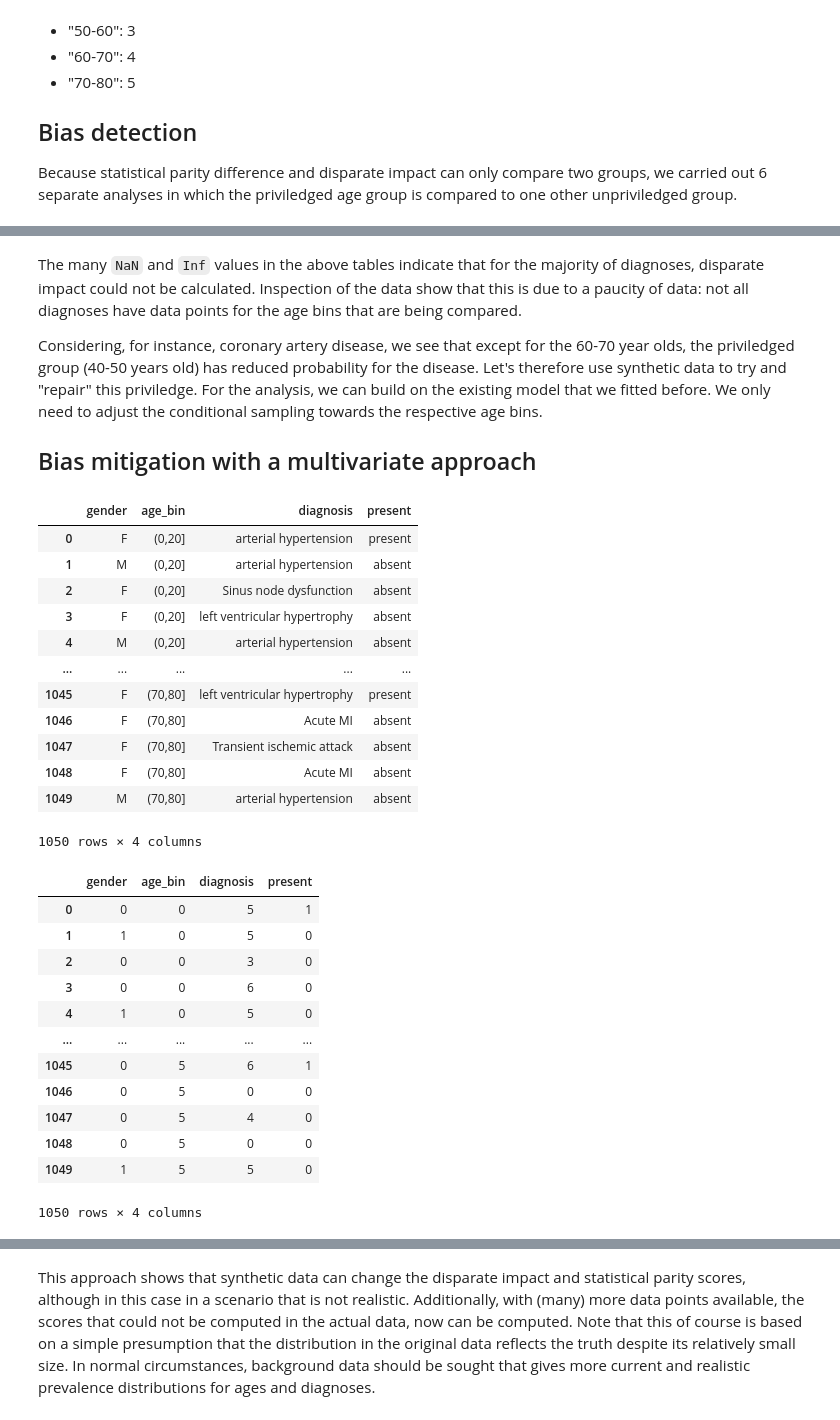
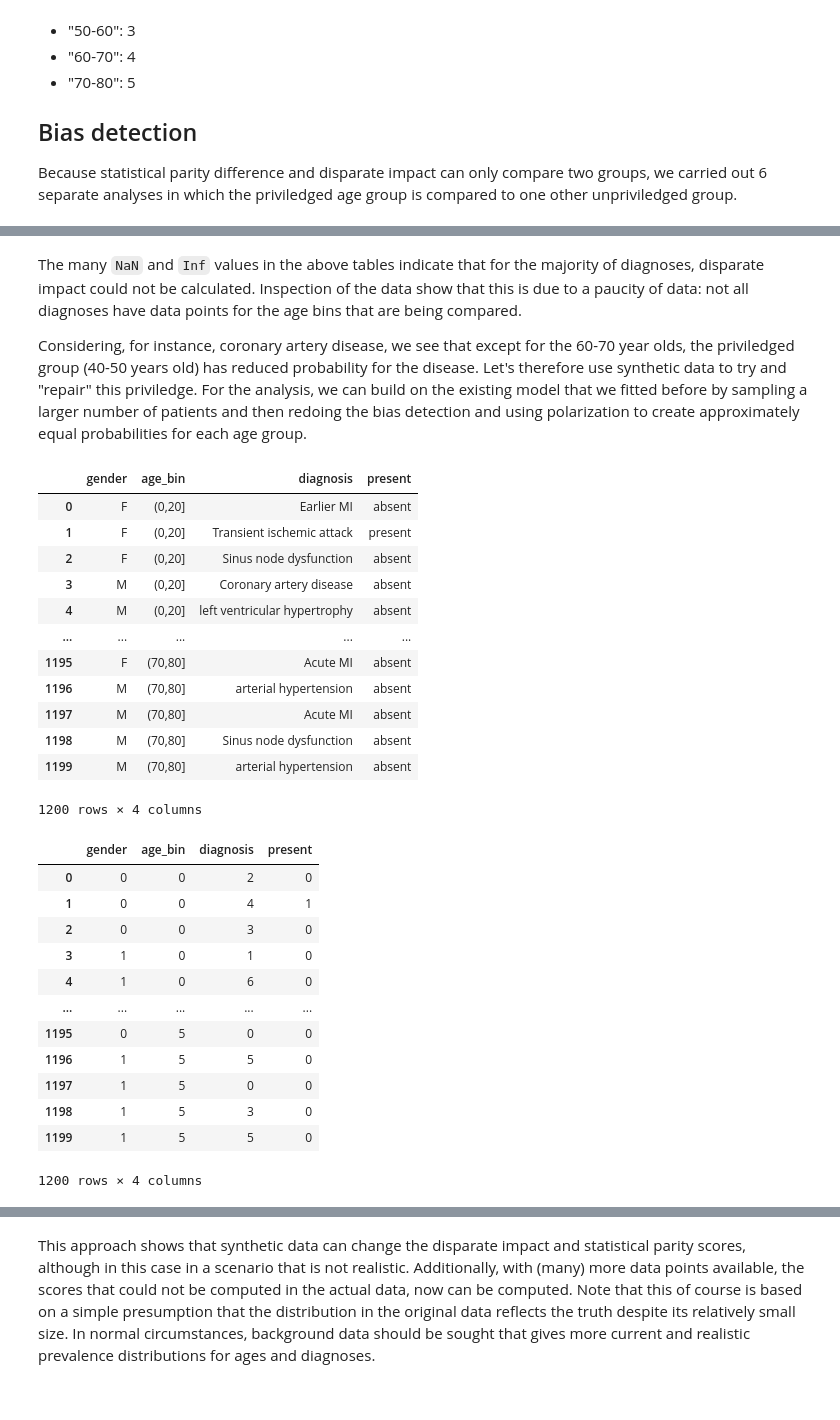
Before and after one commit to aequitas-aod/experiment-hc2-ecg-incartdb, a Jupyter notebook: bias_detection_mitigation.ipynb, the cells around one changed output, grey strips where cells are left out. Drawn from its saved outputs; the diff is of its cells as text; code cells hidden in the pictures.

```diff
--- a/bias_detection_mitigation.ipynb
+++ b/bias_detection_mitigation.ipynb
@@ -205,7 +215,7 @@ Another approach would be to use one of the more complex samplers that can handl
 
 We then polarize the distribution for gender to create a better balance between male and female patients and create a new multivariate sampler with that polarized configuration. From this sampler, we sample the same number of rows and count the number of men and females.
 # %%
-df_multivar = df.drop(columns=['header_file', 'id', 'age'])
+df_multivar = df.drop(columns=['pid', 'age'])
 df_multivar['present'] = df_multivar['present'].apply(lambda x: 'present' if x == 1 else 'absent')
 df_multivar
 # %% [output]
@@ -410,48 +405,46 @@ Comparing age bins 2 and 5
 # %% [markdown]
 The many `NaN` and `Inf` values in the above tables indicate that for the majority of diagnoses, disparate impact could not be calculated. Inspection of the data show that this is due to a paucity of data: not all diagnoses have data points for the age bins that are being compared.
 
-Considering, for instance, coronary artery disease, we see that except for the 60-70 year olds, the priviledged group (40-50 years old) has reduced probability for the disease. Let's therefore use synthetic data to try and "repair" this priviledge. For the analysis, we can build on the existing model that we fitted before. We only need to adjust the conditional sampling towards the respective age bins.
-
-## Bias mitigation with a multivariate approach
+Considering, for instance, coronary artery disease, we see that except for the 60-70 year olds, the priviledged group (40-50 years old) has reduced probability for the disease. Let's therefore use synthetic data to try and "repair" this priviledge. For the analysis, we can build on the existing model that we fitted before by sampling a larger number of patients and then redoing the bias detection and using polarization to create approximately equal probabilities for each age group.
 # %%
 age0 = Condition(num_rows=200, column_values={'age_bin': '(0,20]'})
-age1 = Condition(num_rows=100, column_values={'age_bin': '(30,40]'})
-age2 = Condition(num_rows=250, column_values={'age_bin': '(40,50]'})
-age3 = Condition(num_rows=100, column_values={'age_bin': '(50,60]'})
+age1 = Condition(num_rows=200, column_values={'age_bin': '(30,40]'})
+age2 = Condition(num_rows=200, column_values={'age_bin': '(40,50]'})
+age3 = Condition(num_rows=200, column_values={'age_bin': '(50,60]'})
 age4 = Condition(num_rows=200, column_values={'age_bin': '(60,70]'})
 age5 = Condition(num_rows=200, column_values={'age_bin': '(70,80]'})
 conditional_df = synthesizer.sample_from_conditions(conditions=[age0, age1, age2, age3, age4, age5])
 conditional_df
 # %% [output]
 |  | gender | age_bin | diagnosis | present |
-| 0 | F | (0,20] | arterial hypertension | present |
-| 1 | M | (0,20] | arterial hypertension | absent |
+| 0 | F | (0,20] | Earlier MI | absent |
+| 1 | F | (0,20] | Transient ischemic attack | present |
 | 2 | F | (0,20] | Sinus node dysfunction | absent |
-| 3 | F | (0,20] | left ventricular hypertrophy | absent |
-| 4 | M | (0,20] | arterial hypertension | absent |
+| 3 | M | (0,20] | Coronary artery disease | absent |
+| 4 | M | (0,20] | left ventricular hypertrophy | absent |
 | ... | ... | ... | ... | ... |
-| 1045 | F | (70,80] | left ventricular hypertrophy | present |
-| 1046 | F | (70,80] | Acute MI | absent |
-| 1047 | F | (70,80] | Transient ischemic attack | absent |
-| 1048 | F | (70,80] | Acute MI | absent |
-| 1049 | M | (70,80] | arterial hypertension | absent |
+| 1195 | F | (70,80] | Acute MI | absent |
+| 1196 | M | (70,80] | arterial hypertension | absent |
+| 1197 | M | (70,80] | Acute MI | absent |
+| 1198 | M | (70,80] | Sinus node dysfunction | absent |
+| 1199 | M | (70,80] | arterial hypertension | absent |
-1050 rows × 4 columns
+1200 rows × 4 columns
 # %%
 df_test = f.process_full_dataset(conditional_df, dataset_name='multivar')
 df_test['present'] = (df_test['present'] == 'present').astype(int)
 df_test
 # %% [output]
 |  | gender | age_bin | diagnosis | present |
-| 0 | 0 | 0 | 5 | 1 |
-| 1 | 1 | 0 | 5 | 0 |
+| 0 | 0 | 0 | 2 | 0 |
+| 1 | 0 | 0 | 4 | 1 |
 | 2 | 0 | 0 | 3 | 0 |
-| 3 | 0 | 0 | 6 | 0 |
-| 4 | 1 | 0 | 5 | 0 |
+| 3 | 1 | 0 | 1 | 0 |
+| 4 | 1 | 0 | 6 | 0 |
 | ... | ... | ... | ... | ... |
-| 1045 | 0 | 5 | 6 | 1 |
-| 1046 | 0 | 5 | 0 | 0 |
-| 1047 | 0 | 5 | 4 | 0 |
-| 1048 | 0 | 5 | 0 | 0 |
-| 1049 | 1 | 5 | 5 | 0 |
+| 1195 | 0 | 5 | 0 | 0 |
+| 1196 | 1 | 5 | 5 | 0 |
+| 1197 | 1 | 5 | 0 | 0 |
+| 1198 | 1 | 5 | 3 | 0 |
+| 1199 | 1 | 5 | 5 | 0 |
-1050 rows × 4 columns
+1200 rows × 4 columns
 # %%
```
Also changed, not shown: parts of 23 cells of this notebook, 10 other files.
